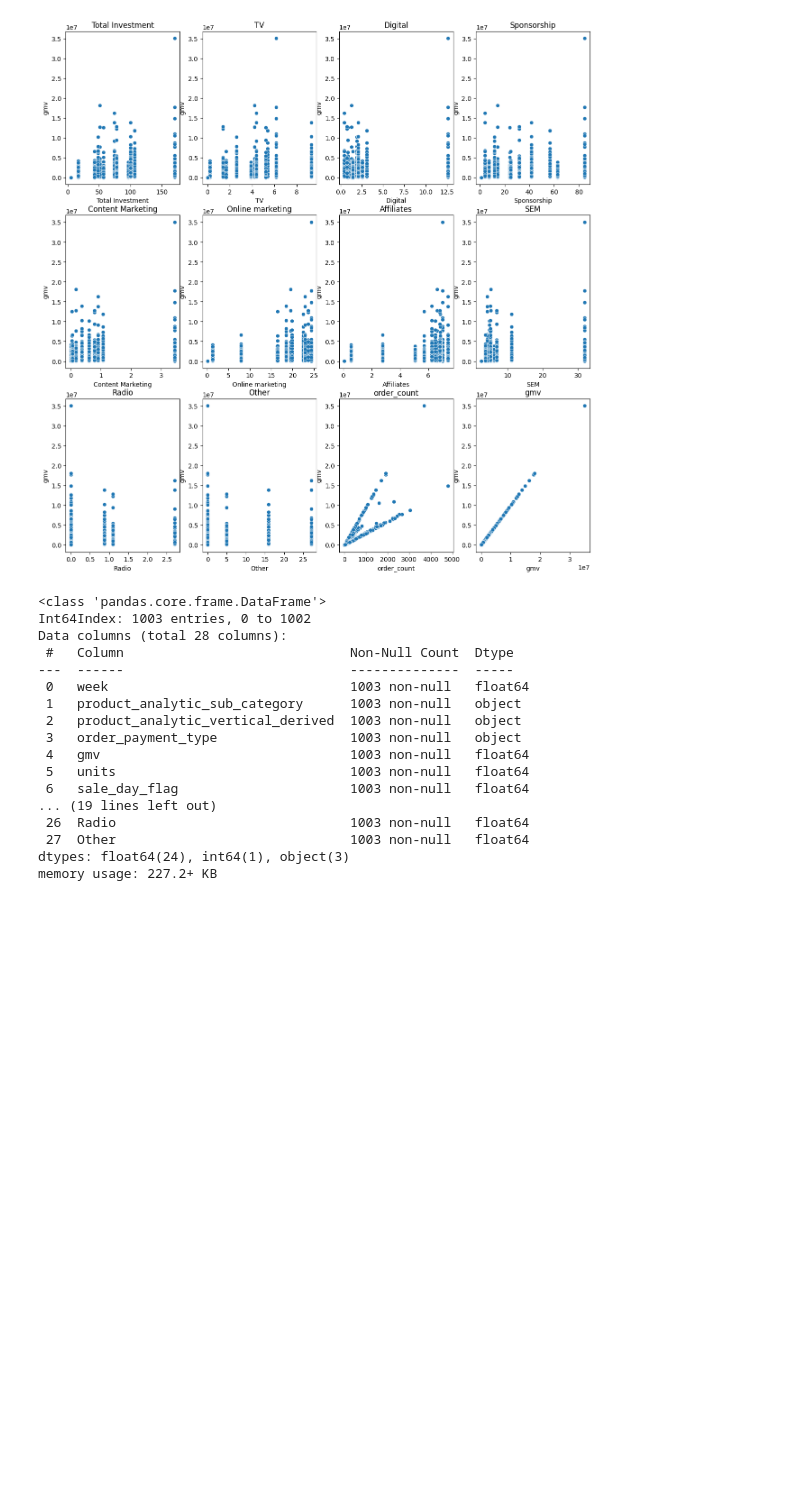
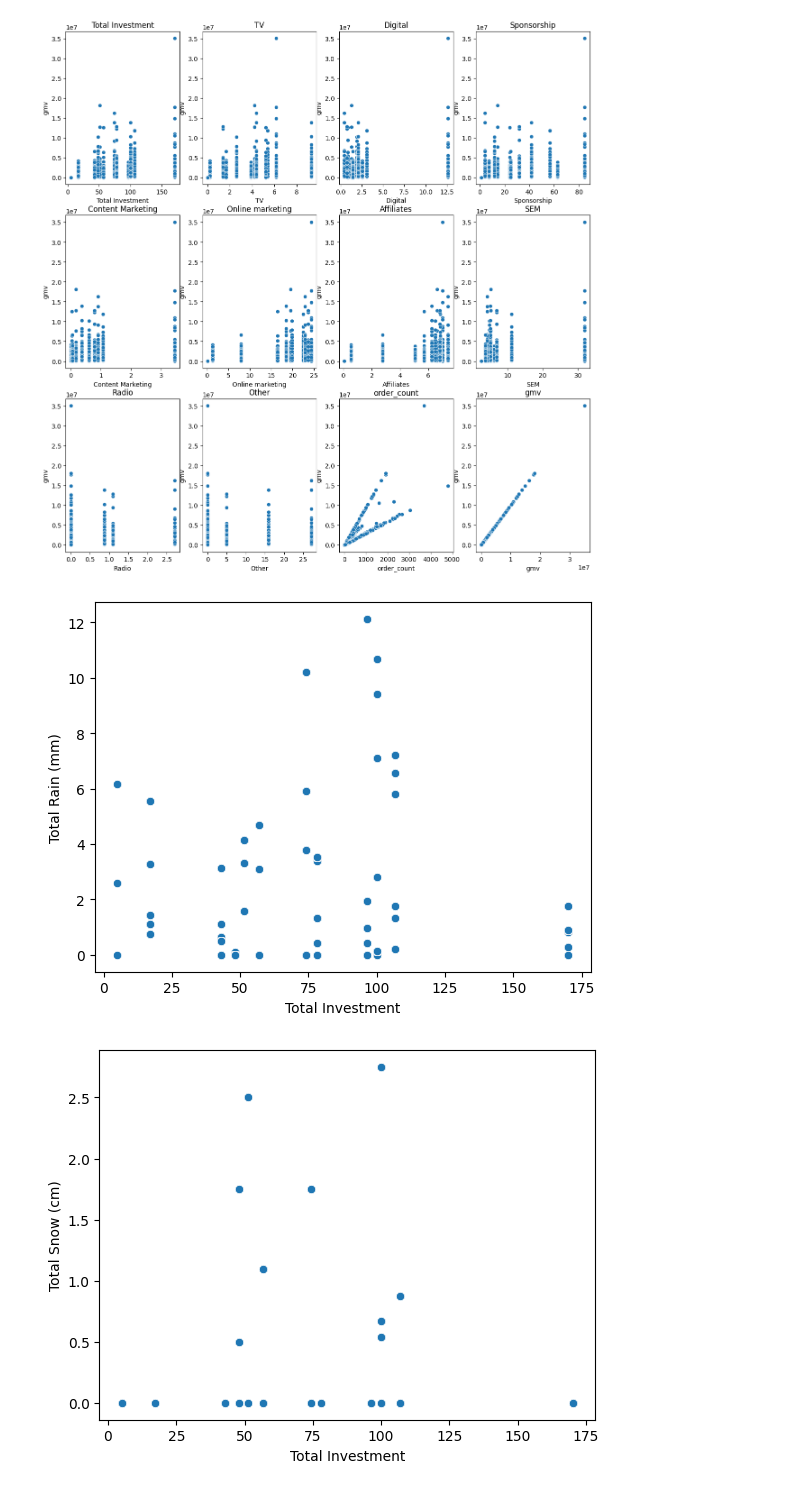
Before and after one commit to PrajsPrabs/UpgradBACaseStudy, a Jupyter notebook: EComm1.ipynb, the cells around one changed output. Drawn from its saved outputs; the diff is of its cells as text; code cells hidden in the pictures; blank space fills up the shorter version.

```diff
--- a/EComm1.ipynb
+++ b/EComm1.ipynb
@@ -847,0 +565,2 @@ Investment.head()
+# %%
+EleData2=pd.merge(EleData2,Ont_Weather,left_on=EleData2['order_date'],right_on=Ont_Weather['Date/Time'],how='left')
@@ -847,0 +597,14 @@ Investment.head()
+# %%
+# EleData2.info()
+# EleData2.rename(columns={"Year_x":"Year","Month_x":"Month"},inplace=True)
+EleData2=pd.merge(EleData2,NPS.loc[NPS['Header']=='Stock Index'],how='left',on='Month')
+EleData2=pd.merge(EleData2,NPS.loc[NPS['Header']=='NPS'],how='left',on='Month')
+# EleData2['Year_x'].count()
+EleData2.rename(columns={"Value_x":"Stock_Index","Value_y":"NPS"},inplace=True)
+# %%
+# sales , nps weather, weather
+# lets clean the frame with _x _y coluumns
+EleData2['Year']=EleData2['Year_x']
+for i in EleData2.columns:
+  if (str(i).endswith("_x")) | (str(i).endswith("_y") | (str(i)=='key_0')):
+    EleData2.drop(i,1,inplace=True)
@@ -847,0 +638,3 @@ Investment.head()
+# %%
+Investment['month_start'] = pd.to_datetime(Investment[['Year', 'Month']].assign(DAY=1))
+Investment.head()
@@ -1024,22 +824,10 @@ for i in markinv:
 # %% [output]
 [figure]
 # %%
-weekly[['Total Rain (mm)','Total Snow (cm)','Total Precip (mm)','Snow on Grnd (cm)']]
+weather =['Total Rain (mm)','Total Snow (cm)','Total Precip (mm)','Snow on Grnd (cm)','gmv']
+for i in weather :
+  sns.scatterplot(x=weekly['Total Investment'],y=weekly[i])
+  plt.show()
 # %% [output]
-<class 'pandas.core.frame.DataFrame'>
-Int64Index: 1003 entries, 0 to 1002
-Data columns (total 28 columns):
- #   Column                             Non-Null Count  Dtype
----  ------                             --------------  -----
- 0   week                               1003 non-null   float64
- 1   product_analytic_sub_category      1003 non-null   object
- 2   product_analytic_vertical_derived  1003 non-null   object
- 3   order_payment_type                 1003 non-null   object
- 4   gmv                                1003 non-null   float64
- 5   units                              1003 non-null   float64
- 6   sale_day_flag                      1003 non-null   float64
-... (19 lines left out)
- 26  Radio                              1003 non-null   float64
- 27  Other                              1003 non-null   float64
-dtypes: float64(24), int64(1), object(3)
-memory usage: 227.2+ KB
+[figure, added]
+[figure, added]
```
Also changed, not shown: parts of 86 cells of this notebook.
